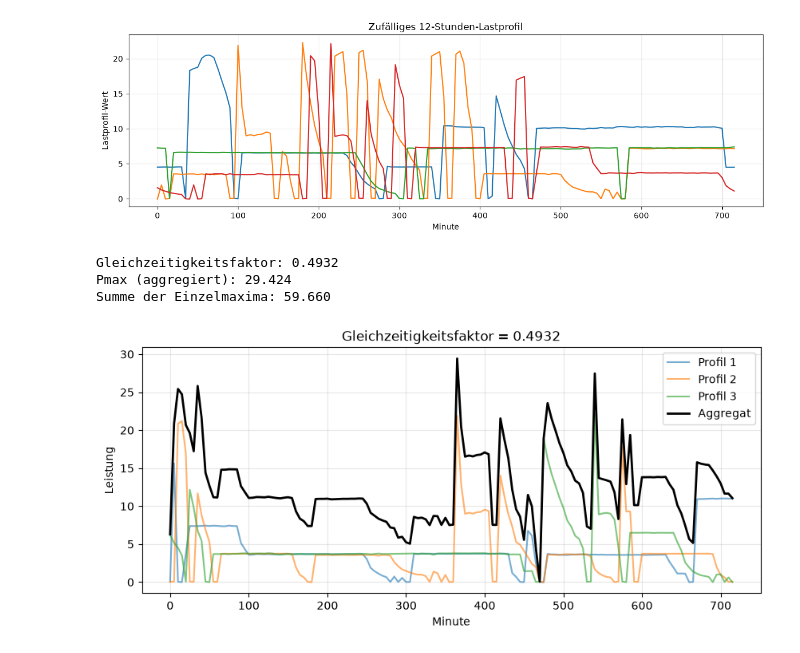
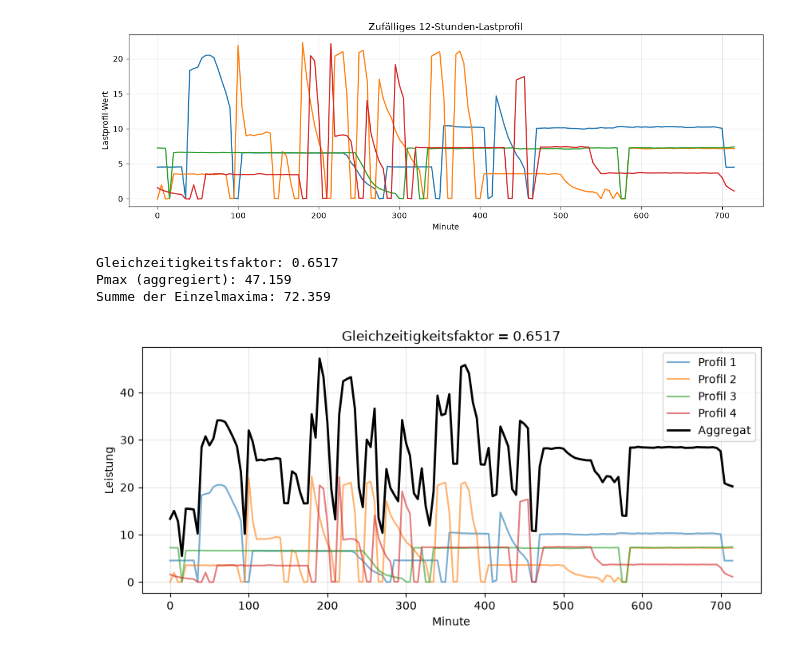
Before and after one commit to PhilKrien/SNEE_2026, a Jupyter notebook: lastprofile verketten.ipynb, the cells around one changed output. Cells and saved outputs as stored; diff of their text form; code cells hidden in the pictures.

Commit message:
darstellung lastprofile

```diff
--- a/lastprofile verketten.ipynb
+++ b/lastprofile verketten.ipynb
@@ -41,38 +41,38 @@ plt.show()
 # %%
 # Berechnung des Gleichzeitigkeitsfaktors für mehrere zufällige Profile
 from random_lastprofile_builder import simultaneity_factor, build_random_12h_lastprofile
 
-p1 = build_random_12h_lastprofile(random_state=1)
-p2 = build_random_12h_lastprofile(random_state=2)
-p3 = build_random_12h_lastprofile(random_state=3)
 
-f, Pmax, Psum = simultaneity_factor(p1, p2, p3, return_components=True)
+
+f, Pmax, Psum = simultaneity_factor(profile_12h, profile_12h_2, profile_12h_3, profile_12h_4, return_components=True)
 print(f"Gleichzeitigkeitsfaktor: {f:.4f}")
 print(f"Pmax (aggregiert): {Pmax:.3f}")
 print(f"Summe der Einzelmaxima: {Psum:.3f}")
 
 # Plot: Einzelprofile + Aggregat
 import matplotlib.pyplot as plt
 
 plt.figure(figsize=(10, 4))
-plt.plot(p1['minute'], p1['lastprofil'], alpha=0.6, label='Profil 1')
-plt.plot(p2['minute'], p2['lastprofil'], alpha=0.6, label='Profil 2')
-plt.plot(p3['minute'], p3['lastprofil'], alpha=0.6, label='Profil 3')
+plt.plot(profile_12h['minute'], profile_12h['lastprofil'], alpha=0.6, label='Profil 1')
+plt.plot(profile_12h_2['minute'], profile_12h_2['lastprofil'], alpha=0.6, label='Profil 2')
+plt.plot(profile_12h_3['minute'], profile_12h_3['lastprofil'], alpha=0.6, label='Profil 3')
+plt.plot(profile_12h_4['minute'], profile_12h_4['lastprofil'], alpha=0.6, label='Profil 4')
 # Aggregat
 import numpy as np
-common = np.intersect1d(np.intersect1d(p1['minute'], p2['minute']), p3['minute'])
-agg = (p1.set_index('minute').reindex(common)['lastprofil'].to_numpy() +
-       p2.set_index('minute').reindex(common)['lastprofil'].to_numpy() +
-       p3.set_index('minute').reindex(common)['lastprofil'].to_numpy())
+common = np.intersect1d(np.intersect1d(profile_12h['minute'], profile_12h_2['minute']), profile_12h_3['minute'])
+agg = (profile_12h.set_index('minute').reindex(common)['lastprofil'].to_numpy() +
+       profile_12h_2.set_index('minute').reindex(common)['lastprofil'].to_numpy() +
+       profile_12h_3.set_index('minute').reindex(common)['lastprofil'].to_numpy() +
+       profile_12h_4.set_index('minute').reindex(common)['lastprofil'].to_numpy())
 plt.plot(common, agg, color='k', linewidth=2, label='Aggregat')
 plt.legend()
 plt.xlabel('Minute')
 plt.ylabel('Leistung')
 plt.title(f'Gleichzeitigkeitsfaktor = {f:.4f}')
 plt.grid(alpha=0.3)
 plt.show()
 # %% [output]
-Gleichzeitigkeitsfaktor: 0.4932
-Pmax (aggregiert): 29.424
-Summe der Einzelmaxima: 59.660
+Gleichzeitigkeitsfaktor: 0.6517
+Pmax (aggregiert): 47.159
+Summe der Einzelmaxima: 72.359
-[figure, old version]
+[figure, new version]
```
Also changed, not shown: parts of 1 cell of this notebook.
